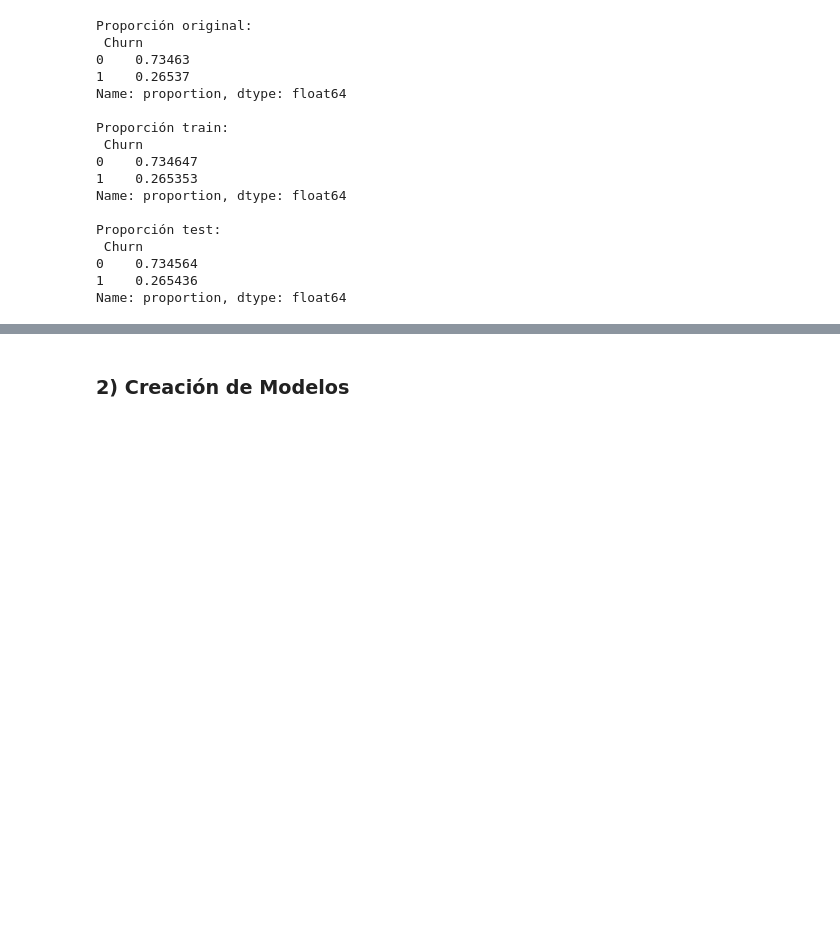
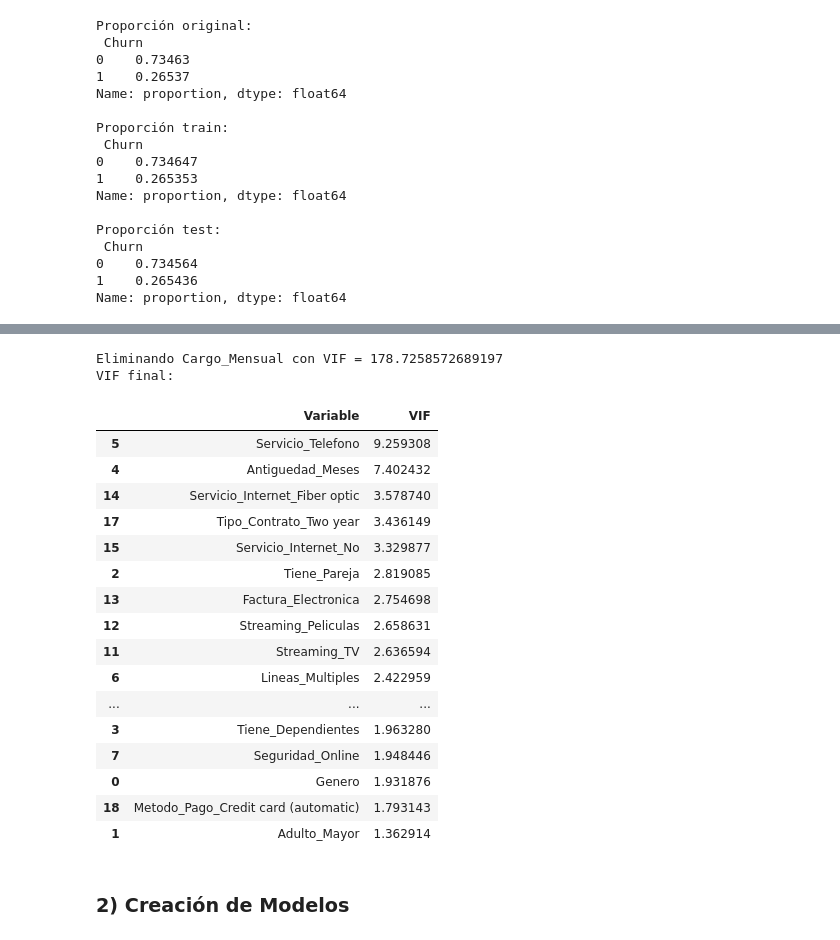
Before and after one commit to JuanCosco/TelecomX2JCT, a Jupyter notebook: DataScience.ipynb, the cells around one changed output, grey strips where cells are left out. Cells and saved outputs as stored; diff of their text form; code cells hidden in the pictures; blank space fills up the shorter version.

```diff
--- a/DataScience.ipynb
+++ b/DataScience.ipynb
@@ -367,3 +464,37 @@ Name: proportion, dtype: float64
+# %%
+while True:
+    vif = calcular_vif(X_reduced)
+    max_vif = vif["VIF"].max()
+
+    if max_vif > 10:
+        variable_a_eliminar = vif.iloc[0]["Variable"]
+        print(f"Eliminando {variable_a_eliminar} con VIF = {max_vif}")
+        X_reduced = X_reduced.drop(columns=[variable_a_eliminar])
+    else:
+        break
+
+print("VIF final:")
+calcular_vif(X_reduced)
+# %% [output]
+Eliminando Cargo_Mensual con VIF = 178.7258572689197
+VIF final:
+|  | Variable | VIF |
+| 5 | Servicio_Telefono | 9.259308 |
+| 4 | Antiguedad_Meses | 7.402432 |
+| 14 | Servicio_Internet_Fiber optic | 3.578740 |
+| 17 | Tipo_Contrato_Two year | 3.436149 |
+| 15 | Servicio_Internet_No | 3.329877 |
+| 2 | Tiene_Pareja | 2.819085 |
+| 13 | Factura_Electronica | 2.754698 |
+| 12 | Streaming_Peliculas | 2.658631 |
+| 11 | Streaming_TV | 2.636594 |
+| 6 | Lineas_Multiples | 2.422959 |
+| ... | ... | ... |
+| 3 | Tiene_Dependientes | 1.963280 |
+| 7 | Seguridad_Online | 1.948446 |
+| 0 | Genero | 1.931876 |
+| 18 | Metodo_Pago_Credit card (automatic) | 1.793143 |
+| 1 | Adulto_Mayor | 1.362914 |
 # %% [markdown]
 ### 2) Creación de Modelos
 # %% [markdown]
```
Also changed, not shown: parts of 11 cells of this notebook.
